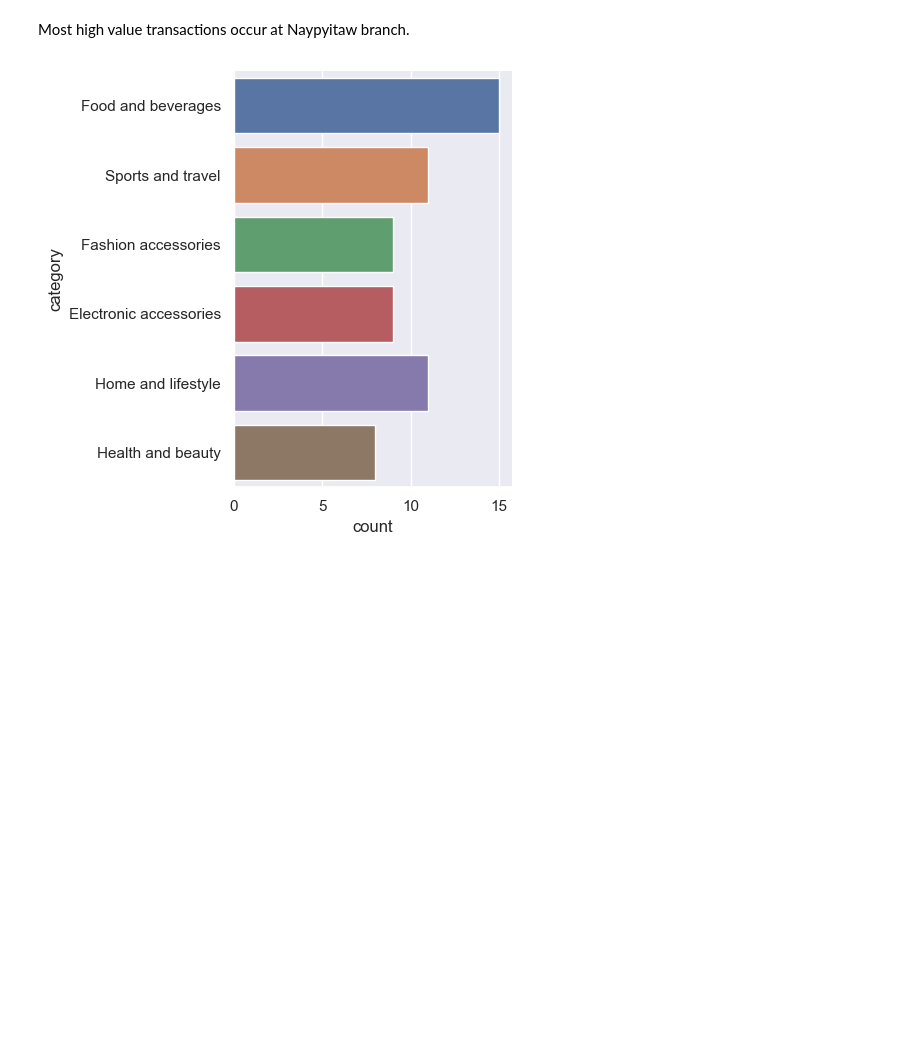
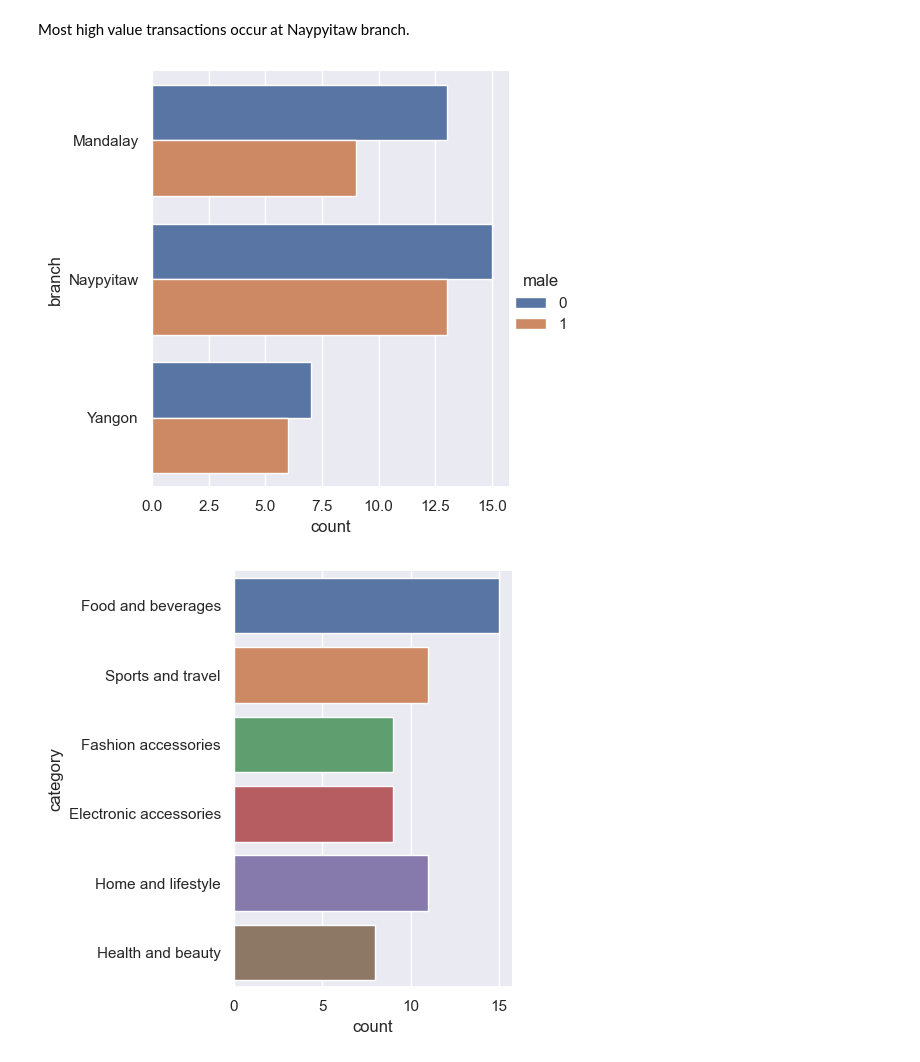
Before and after one commit to zdravoj/data-science-foundations, a Jupyter notebook: Supermarket_Sales/Supermarket_sales_analysis.ipynb, the cells around one changed output. Saved outputs shown, nothing was run; the diff lists cells and outputs as text; code cells hidden in the pictures; blank space fills up the shorter version.

```diff
--- a/Supermarket_Sales/Supermarket_sales_analysis.ipynb
+++ b/Supermarket_Sales/Supermarket_sales_analysis.ipynb
@@ -385,4 +412,15 @@ sns.catplot(
 [figure]
 # %% [markdown]
 Most high value transactions occur at Naypyitaw branch.
+# %%
+# high value transactions by gender
+sns.catplot(
+    data= high_sales,
+    y= 'branch',
+    hue= 'male',
+    kind= 'count',
+    orient= 'horizontal'
+);
+# %% [output]
+[figure, added]
 # %%
```
Also changed, not shown: parts of 13 cells of this notebook.
